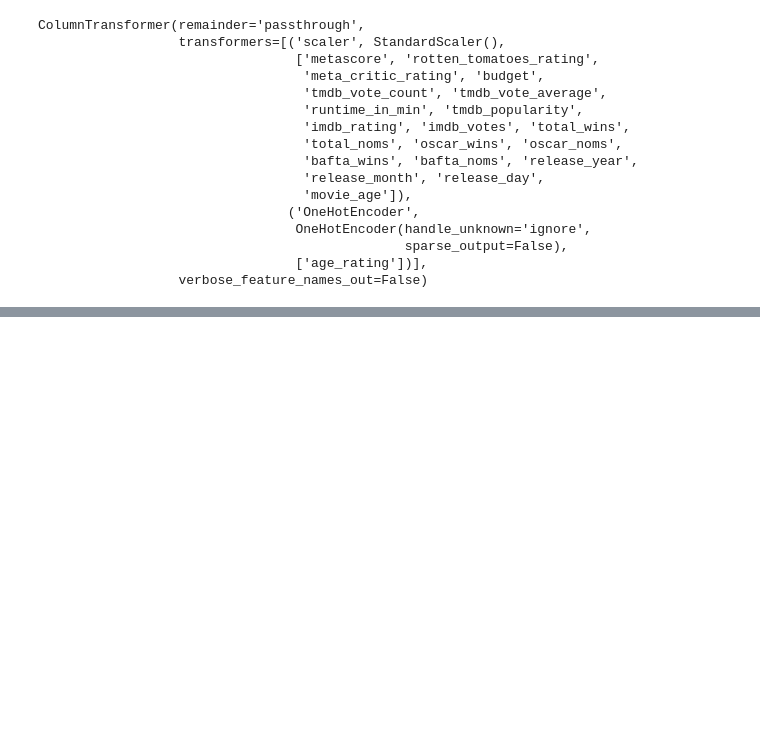
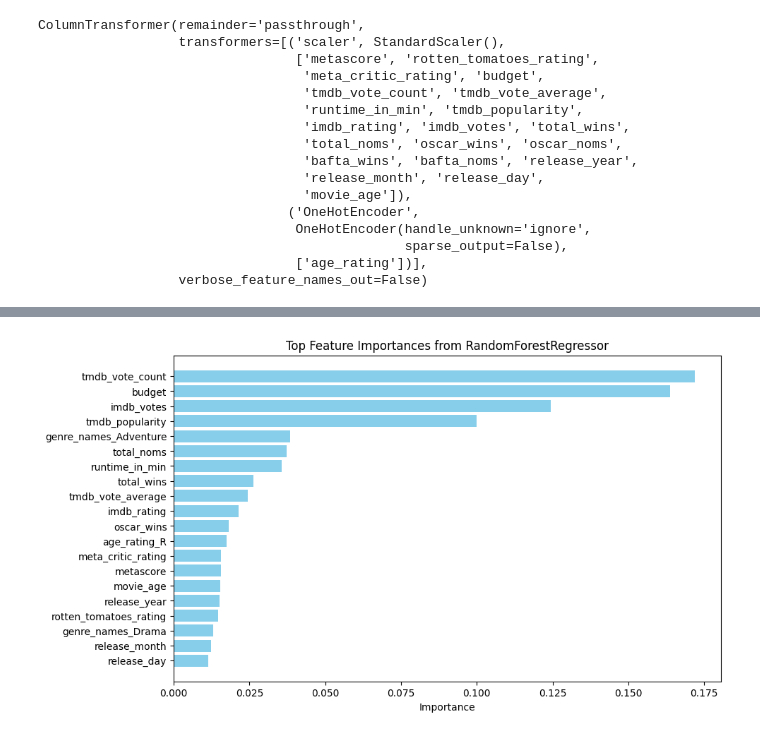
Before and after one commit to JustaKris/Are-You-Not-Entertained, a Jupyter notebook: notebooks/03_movies_data_modeling_prep.ipynb, the cells around one changed output, grey strips where cells are left out. Saved outputs shown, nothing was run; the diff lists cells and outputs as text; code cells hidden in the pictures; blank space fills up the shorter version.

```diff
--- a/notebooks/03_movies_data_modeling_prep.ipynb
+++ b/notebooks/03_movies_data_modeling_prep.ipynb
@@ -335,0 +572,4 @@ Random Forest Regressor:
+# %%
+display_feature_importances(best_rf, X_train_scaled)
+# %% [output]
+[figure, added]
```
Also changed, not shown: parts of 23 cells of this notebook, 1 other file.
